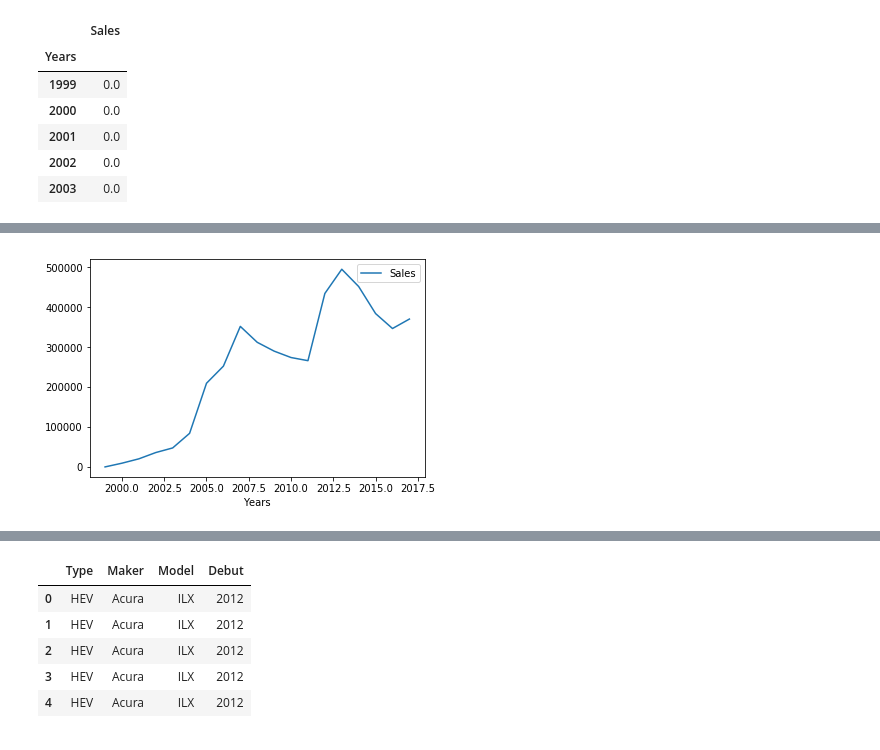
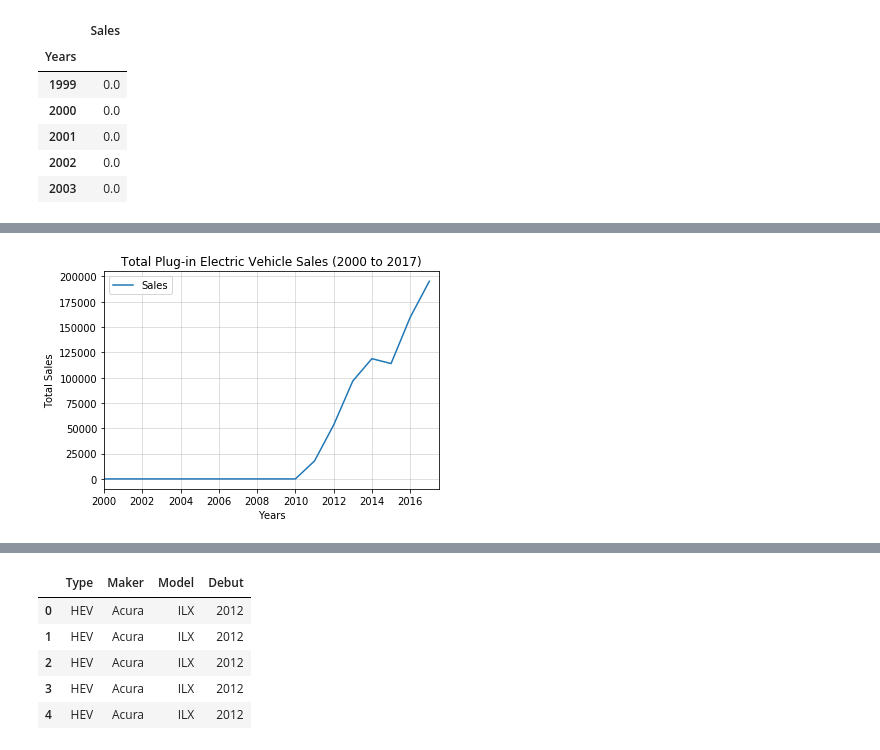
Before and after one commit to Barbara-Gordon/Team9, a Jupyter notebook: Cleaning Model Sales Data.ipynb, the cells around one changed output, grey strips where cells are left out. Drawn from its saved outputs; the diff is of its cells as text; code cells hidden in the pictures.

```diff
--- a/Cleaning Model Sales Data.ipynb
+++ b/Cleaning Model Sales Data.ipynb
@@ -70,4 +78,12 @@ fig = PEVmakersalessum.plot()
-# %%
-fig2 = HEVmakersalessum.plot()
-# %% [output]
-[figure, removed]
+# %%
+
+fig = PEVmakersalessum.plot(xlim= (2000,2017.5))
+
+fig.set_title('Total Plug-in Electric Vehicle Sales (2000 to 2017)')
+fig.set_ylabel('Total Sales')
+fig.grid(alpha = .5)
+
+fig = fig.get_figure()
+fig.savefig('Plots and Maps\PEV Sales')
+# %% [output]
+[figure, added]
```
Also changed, not shown: parts of 5 cells of this notebook, 13 other files.
